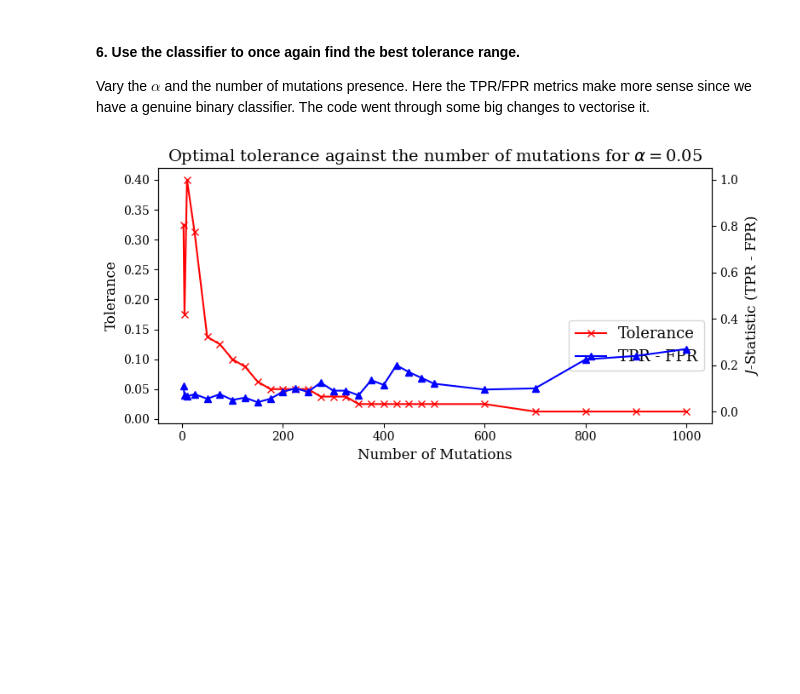
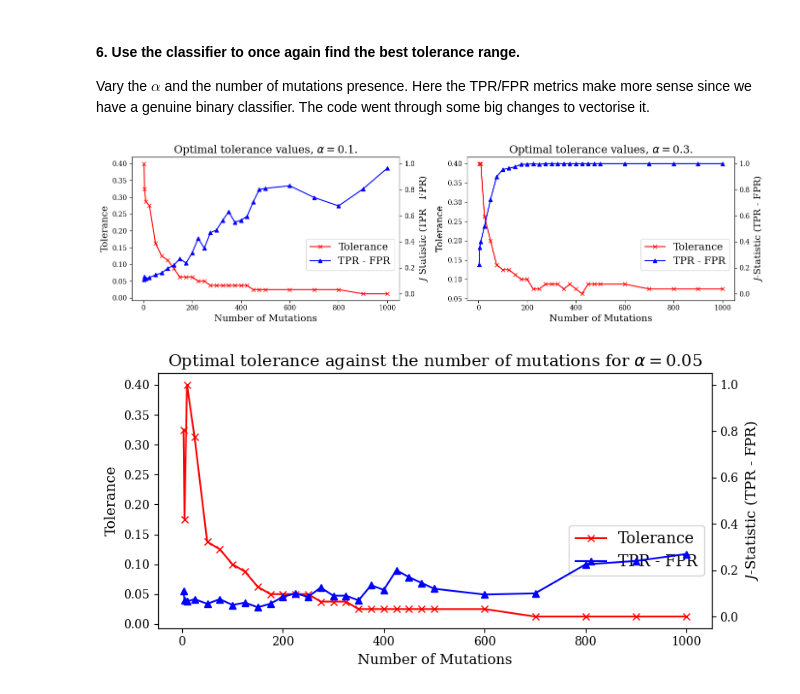
Before and after one commit to fredwdickinson/rscam-g6, a Jupyter notebook: Notebooks/abc_alpha/abc_analysis.ipynb, the cells around one changed output. Drawn from its saved outputs; the diff is of its cells as text; code cells hidden in the pictures; blank space fills up the shorter version.

```diff
--- a/Notebooks/abc_alpha/abc_analysis.ipynb
+++ b/Notebooks/abc_alpha/abc_analysis.ipynb
@@ -221,3 +231,23 @@ abc_models.abc_alpha_classifier(test_sig, healthy_profile, sbs88_profile,
 #### 6. Use the classifier to once again find the best tolerance range.
 
 Vary the $\alpha$ and the number of mutations presence. Here the TPR/FPR metrics make more sense since we have a genuine binary classifier. The code went through some big changes to vectorise it.
+# %%
+# For report.
+importlib.reload(abc_models); importlib.reload(synthetic_data); importlib.reload(tolerance);
+N_muts_range = np.concat(([3, 5, 10, 25], np.arange(50, 500 + 25, 25), np.arange(600, 1000 + 100, 100)))
+tol_range_test = np.arange(0.0125, 0.4 + 0.0125, 0.0125)
+
+results_data_2 = []
+fig, axes = plt.subplots(1, 2, figsize = (14, 4), tight_layout = True)
+for j, alpha_test in enumerate([0.1, 0.3]):
+    best_tols, best_Js = tolerance.optimal_alpha_tol(healthy_profile, sbs88_profile, alpha_test,
+                                 N_muts_range, tol_range = tol_range_test, plot = True, baseline_comparisons = 200,
+                                 ax = axes[j], show = False, save = False)
+
+    for n_mut, tol, j in zip(N_muts_range, best_tols, best_Js):
+        results_data_2.append({'alpha': alpha_test, 'N_muts': n_mut, 'best_tol': round(tol, 4), 'best_J': j})
+
+plt.savefig("opt-tol-report.png", format = "png", dpi = 200)
+plt.show()
+# %% [output]
+[figure, added]
```
Also changed, not shown: parts of 11 cells of this notebook, 3 other files.
